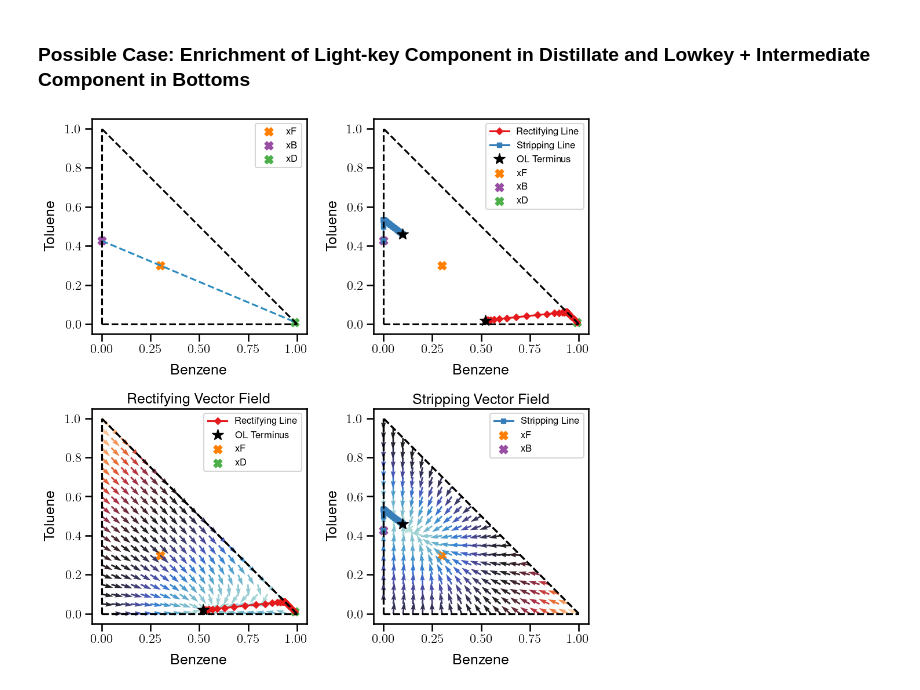
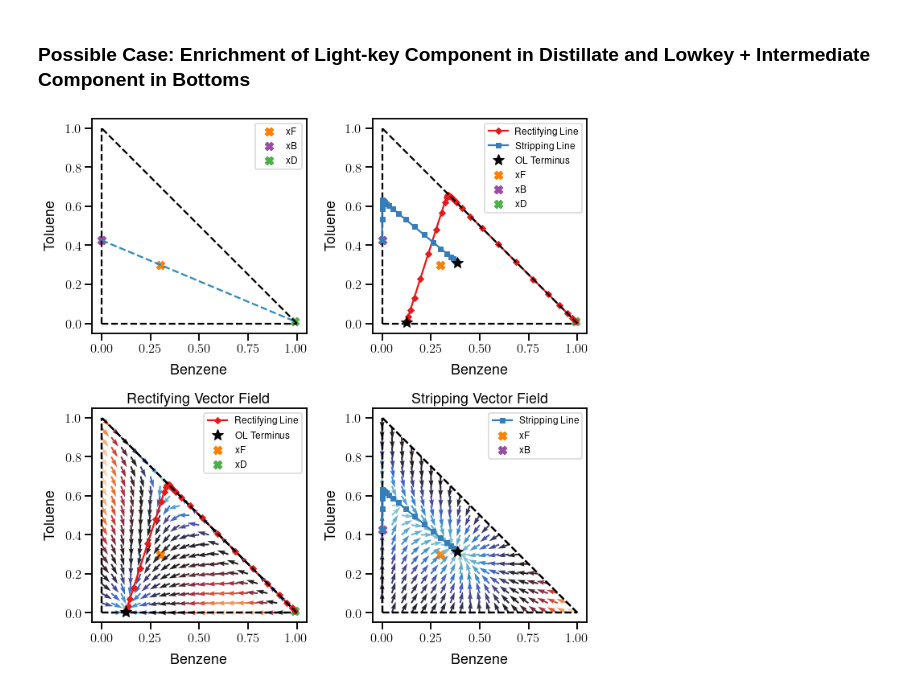
Before and after one commit to dayakaran/Ext_Distill_Sim, a Jupyter notebook: Example2.ipynb, the cells around one changed output. Drawn from its saved outputs; the diff is of its cells as text; code cells hidden in the pictures.

```diff
--- a/Example2.ipynb
+++ b/Example2.ipynb
@@ -267,27 +267,27 @@ plt.show()
 # %%
 #Show different splits
 fig, ax = plt.subplots(2,2,figsize= (10,10))
 
 distillation_model.set_xF(np.array([0.3, 0.3, 0.4]))
 distillation_model.set_xD(np.array([0.990, 0.0100, 1e-10]))
 distillation_model.set_xB(np.array([1e-5, 0.4261,0.5749-1e-5]))
 
-distillation_model.set_r(0.4)
+distillation_model.set_r(2)
 
 plot_mb(distillation_model, ax[0,0])
 distillation_model.plot_rect_strip_comp(ax[0,1])
 distillation_model.plot_rect_comp(ax[1,0])
 distillation_model.plot_strip_comp(ax[1,1])
 
 rcm.plot_vector_field_rect(ax[1,0]); rcm.plot_vector_field_strip(ax[1,1])
 
 for i in ax.flatten():
     i.set_aspect('equal')
 
 for i in ax.flatten():
     i.set_aspect('equal')
 
 plt.tight_layout()
 plt.show()
 # %% [output]
-[figure, old version]
+[figure, new version]
```
Also changed, not shown: parts of 4 cells of this notebook.
